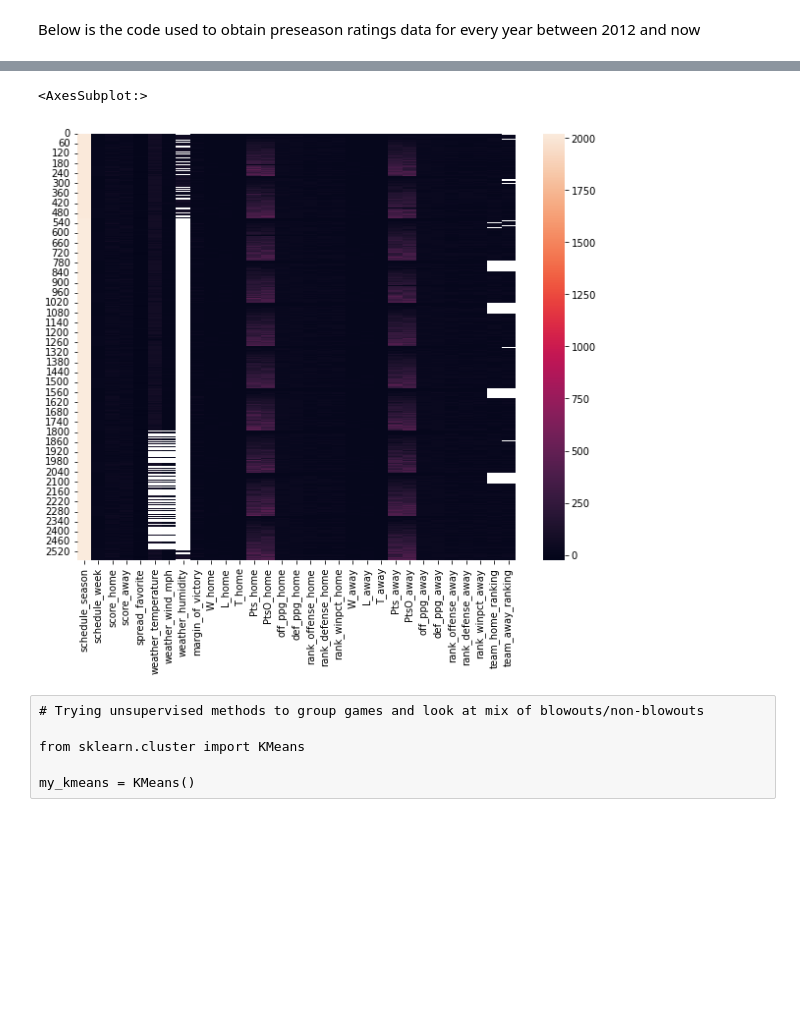
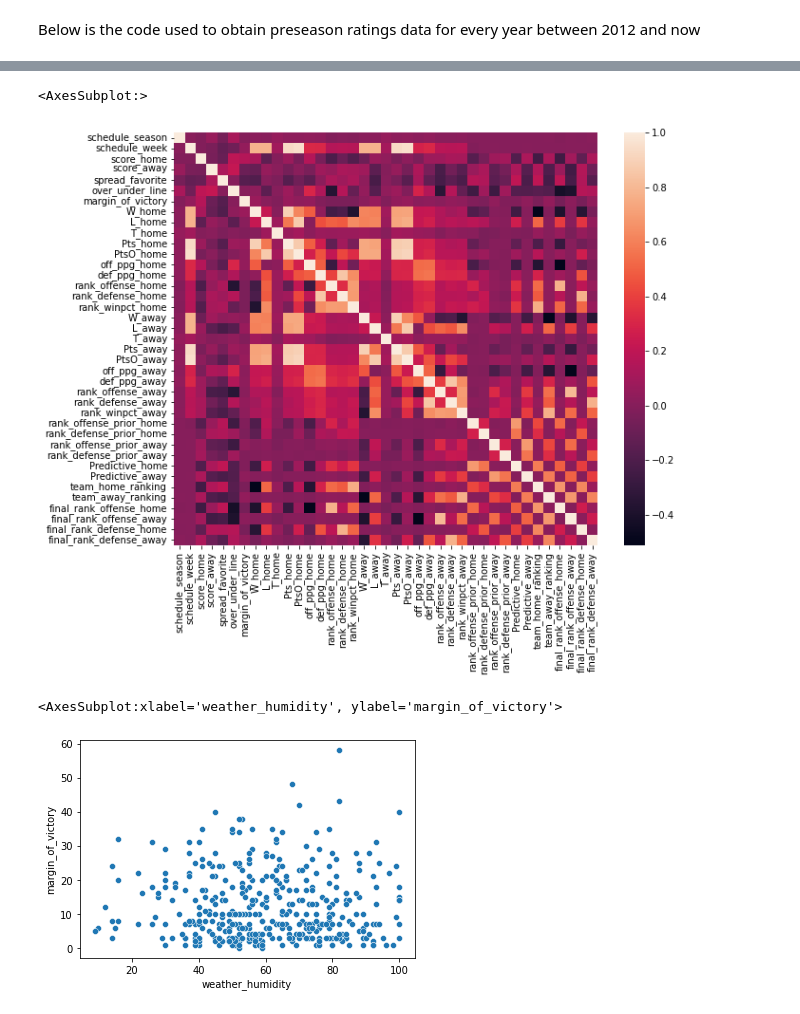
Before and after one commit to ericjenvey/Kaggle, a Jupyter notebook: nfl-score-data.ipynb, the cells around one changed output, grey strips where cells are left out. Cells and saved outputs as stored; diff of their text form; code cells hidden in the pictures; blank space fills up the shorter version.

```diff
--- a/nfl-score-data.ipynb
+++ b/nfl-score-data.ipynb
@@ -317,16 +333,13 @@ scores_and_rankings_all.to_csv("./third_pass_output.csv")
 # %%
 # Exploratory Analysis
 
-scores_and_rankings_all[['W_home', 'off_ppg_away']] = scores_and_rankings_all[['W_home', 'off_ppg_away']].fillna(0)
-numeric_data = scores_and_rankings_all.select_dtypes(include=[np.number])
+# Removing weather data, will revisit with time
+eda_dataset = pd.read_csv('./third_pass_output.csv').drop(['Unnamed: 0', 'weather_temperature', 'weather_wind_mph', 'weather_humidity', 'weather_detail'], axis = 1)
+
+eda_dataset[['W_home', 'off_ppg_away']] = eda_dataset[['W_home', 'off_ppg_away']].fillna(0)
+numeric_data = eda_dataset.select_dtypes(include=[np.number])
 plt.figure(figsize = (10,8))
-sns.heatmap(numeric_data)
+sns.heatmap(numeric_data.corr())
 # %% [output]
 <AxesSubplot:>
-[figure, old version]
+[figure, new version]
-# %% [raw]
-# Trying unsupervised methods to group games and look at mix of blowouts/non-blowouts
-
-from sklearn.cluster import KMeans
-
-my_kmeans = KMeans()
@@ -337,0 +346,5 @@ my_kmeans = KMeans()
+# %%
+sns.scatterplot(x='weather_humidity', y='margin_of_victory', data=final_dataset)
+# %% [output]
+<AxesSubplot:xlabel='weather_humidity', ylabel='margin_of_victory'>
+[figure, added]
```
Also changed, not shown: parts of 14 cells of this notebook.
